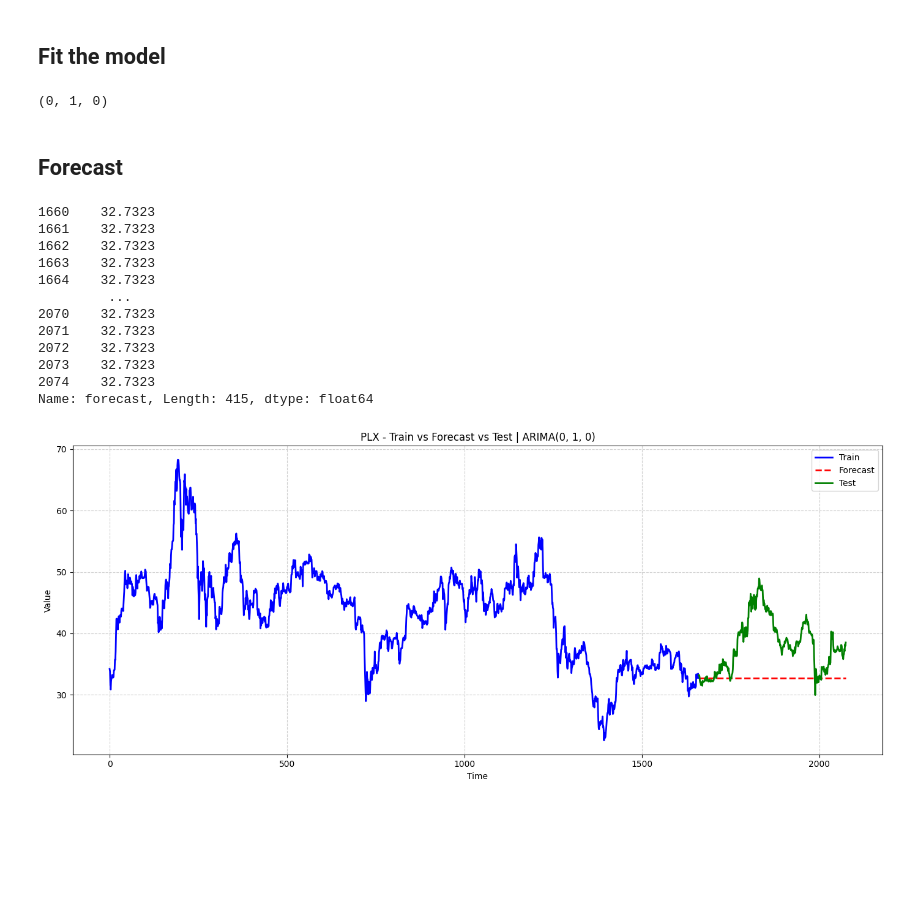
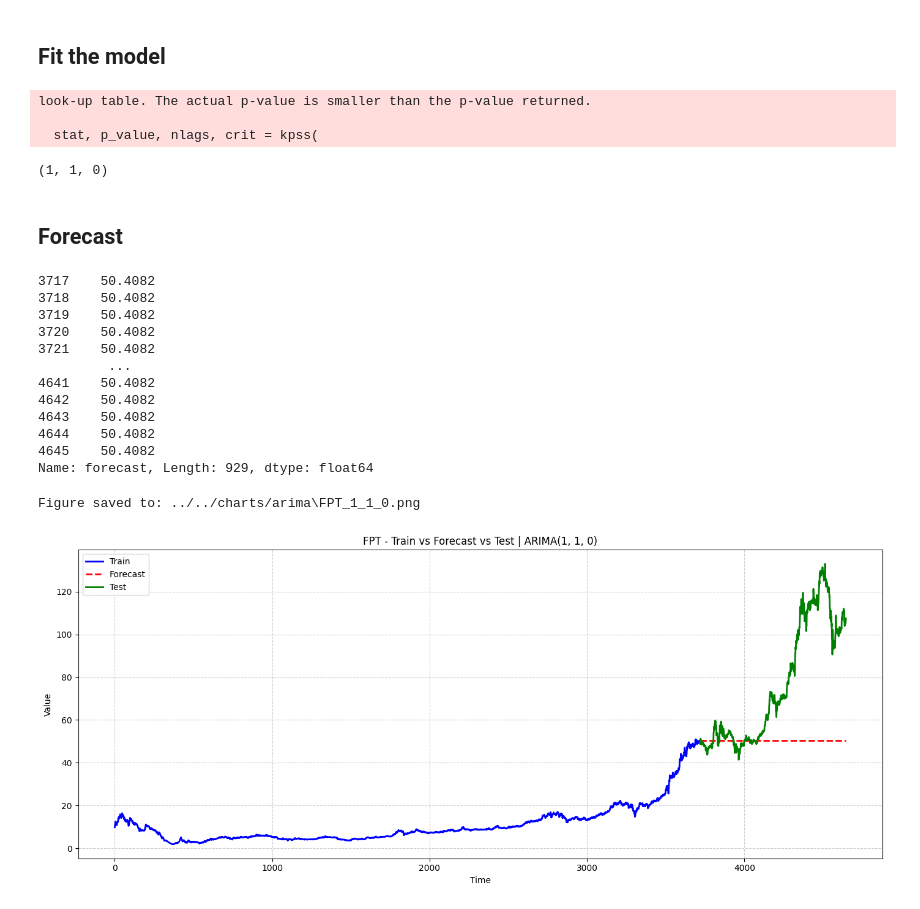
Before and after one commit to DucTrung1802/master-thesis, a Jupyter notebook: src/visualization/arima_visualization.ipynb, the cells around one changed output. Drawn from its saved outputs; the diff is of its cells as text; code cells hidden in the pictures; blank space fills up the shorter version.

Commit message:
COMPLETE: ARIMA model

```diff
--- a/src/visualization/arima_visualization.ipynb
+++ b/src/visualization/arima_visualization.ipynb
@@ -86,7 +66,7 @@ arima_model = ArimaModel(logger=my_logger)
 # %% [markdown]
 ## Parameters
 # %%
-stock_code = "PLX"
+stock_code = "FPT"
 value_column_name = "close"
 # %% [markdown]
 ## Load data
@@ -179,12 +159,21 @@ test
 ## Fit the model
 # %%
 arima_model.fit(
-    series=train[value_column_name], max_p=30, max_d=2, max_q=30, criterion="bic", model_suffix="PLX"
+    series=train[value_column_name],
+    max_p=5,
+    max_d=1,
+    max_q=5,
+    criterion="bic",
+    model_suffix=None,
 )
+# %% [output]
+look-up table. The actual p-value is smaller than the p-value returned.
+
+  stat, p_value, nlags, crit = kpss(
 # %%
 arima_model.get_order()
 # %% [output]
-(0, 1, 0)
+(1, 1, 0)
 # %% [markdown]
 ## Forecast
 # %%
@@ -192,23 +181,25 @@ forecast = arima_model.forecast(steps=len(test))  # next 12 periods
 # %%
 forecast
 # %% [output]
-1660    32.7323
-1661    32.7323
-1662    32.7323
-1663    32.7323
-1664    32.7323
+3717    50.4082
+3718    50.4082
+3719    50.4082
+3720    50.4082
+3721    50.4082
          ...
-2070    32.7323
-2071    32.7323
-2072    32.7323
-2073    32.7323
-2074    32.7323
-Name: forecast, Length: 415, dtype: float64
+4641    50.4082
+4642    50.4082
+4643    50.4082
+4644    50.4082
+4645    50.4082
+Name: forecast, Length: 929, dtype: float64
 # %%
 arima_model.plot_forecast(
     steps=len(test),
     test=test[value_column_name],
-    title="PLX - Train vs Forecast vs Test",
+    title=f"{stock_code} - Train vs Forecast vs Test",
+    file_name=stock_code
 )
 # %% [output]
+Figure saved to: ../../charts/arima\FPT_1_1_0.png
-[figure, old version]
+[figure, new version]
```
Also changed, not shown: parts of 5 cells of this notebook, 6 other files.
